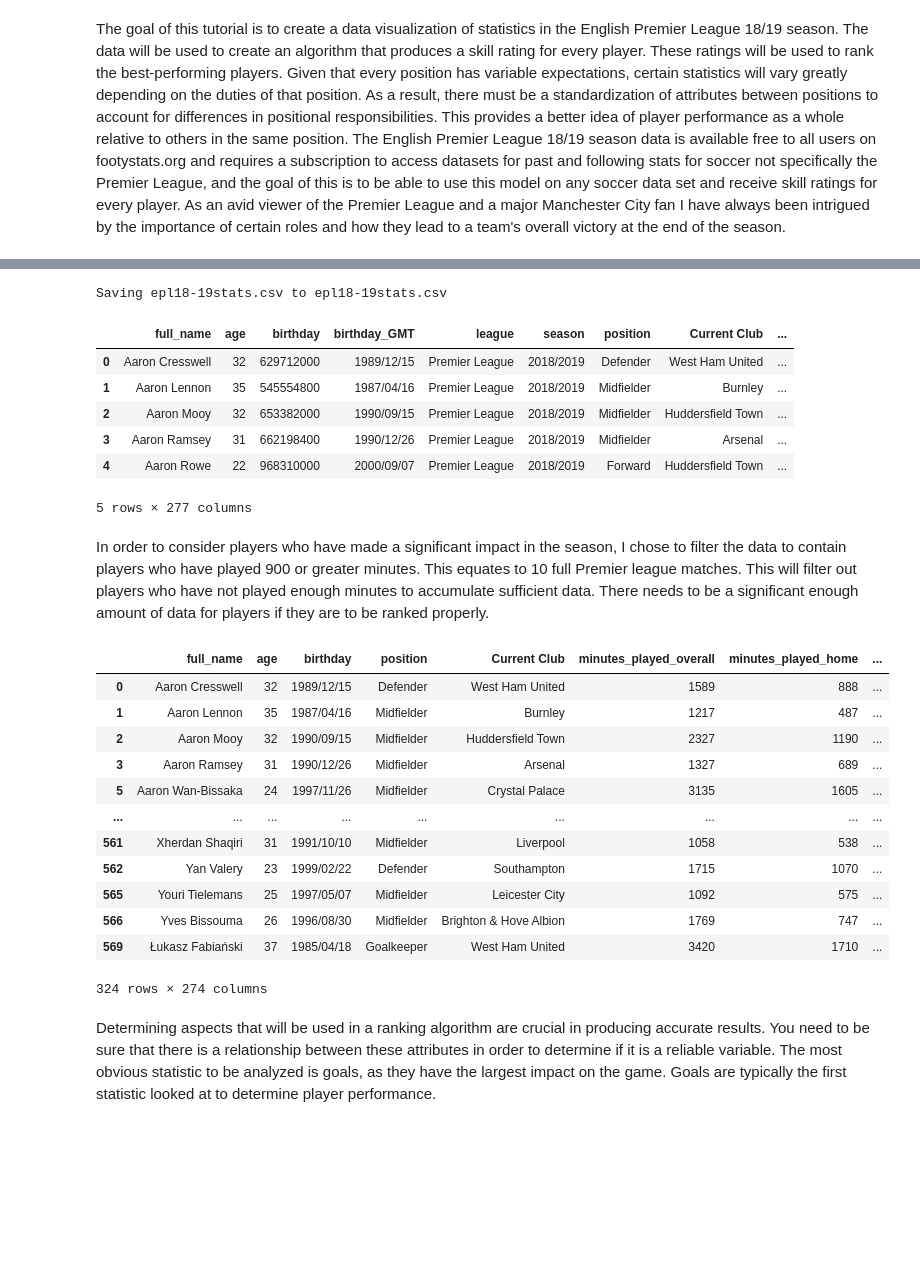
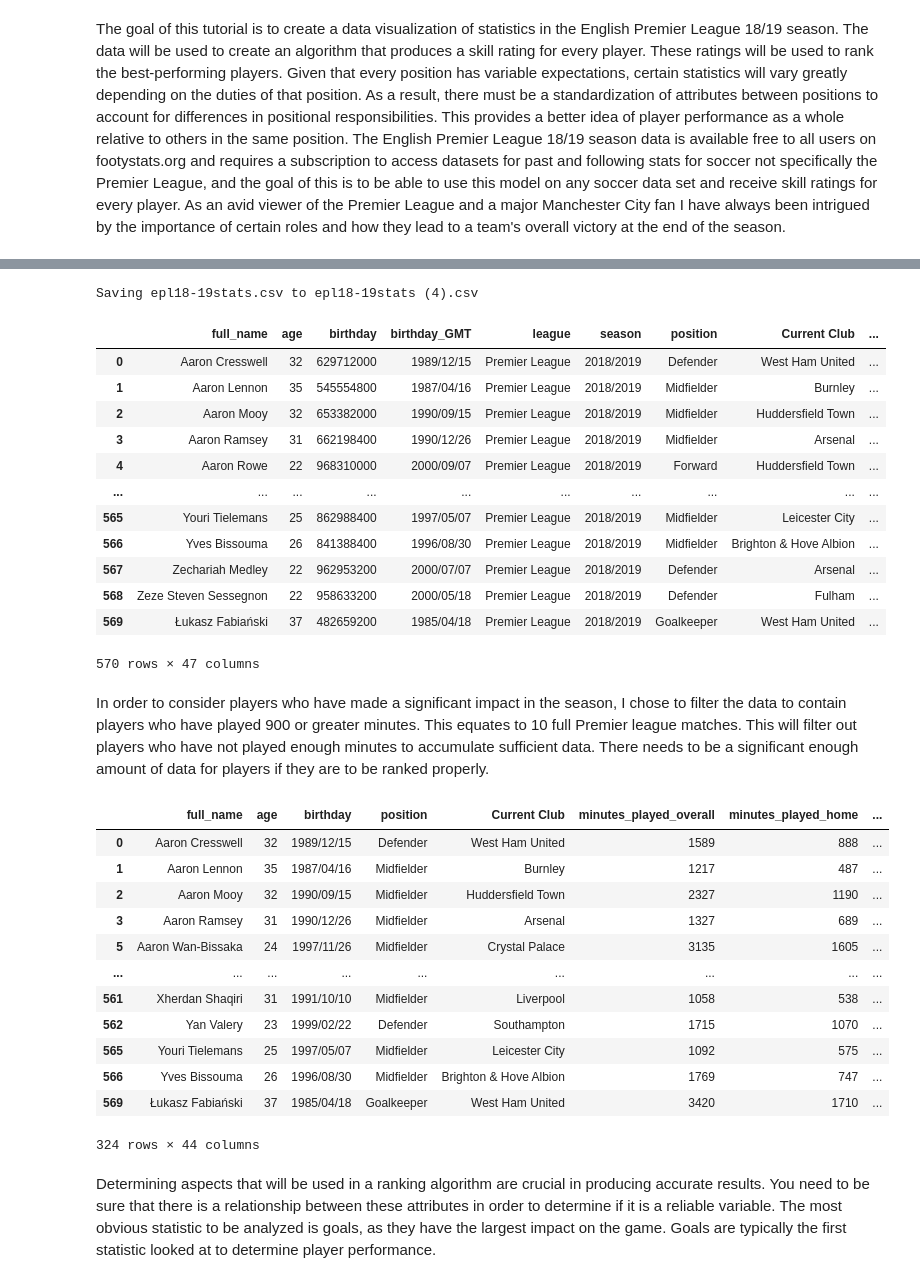
Before and after one commit to dchea301/PremierLeaguePerformance, a Jupyter notebook: PremierLeaguePerformance.ipynb, the cells around one changed output, grey strips where cells are left out. Cells and saved outputs as stored; diff of their text form; code cells hidden in the pictures; blank space fills up the shorter version.

```diff
--- a/PremierLeaguePerformance.ipynb
+++ b/PremierLeaguePerformance.ipynb
@@ -9,25 +9,31 @@ The goal of this tutorial is to create a data visualization of statistics in the
 # %%
 import numpy as np
 import matplotlib.pyplot as plt
 import pandas as pd
 from google.colab import files
 
 uploaded = files.upload()
 # link to data: https://footystats.org/download-stats-csv
 csv_file = "epl18-19stats.csv"
 table = pd.read_csv(csv_file)
-
-table.head()
+table_cleaned = table.dropna(axis=1, how='all')
+table_cleaned
 # %% [output]
 [interactive output not drawn]
-Saving epl18-19stats.csv to epl18-19stats.csv
+Saving epl18-19stats.csv to epl18-19stats (4).csv
 |  | full_name | age | birthday | birthday_GMT | league | season | position | Current Club | ... |
 | 0 | Aaron Cresswell | 32 | 629712000 | 1989/12/15 | Premier League | 2018/2019 | Defender | West Ham United | ... |
 | 1 | Aaron Lennon | 35 | 545554800 | 1987/04/16 | Premier League | 2018/2019 | Midfielder | Burnley | ... |
 | 2 | Aaron Mooy | 32 | 653382000 | 1990/09/15 | Premier League | 2018/2019 | Midfielder | Huddersfield Town | ... |
 | 3 | Aaron Ramsey | 31 | 662198400 | 1990/12/26 | Premier League | 2018/2019 | Midfielder | Arsenal | ... |
 | 4 | Aaron Rowe | 22 | 968310000 | 2000/09/07 | Premier League | 2018/2019 | Forward | Huddersfield Town | ... |
+| ... | ... | ... | ... | ... | ... | ... | ... | ... | ... |
+| 565 | Youri Tielemans | 25 | 862988400 | 1997/05/07 | Premier League | 2018/2019 | Midfielder | Leicester City | ... |
+| 566 | Yves Bissouma | 26 | 841388400 | 1996/08/30 | Premier League | 2018/2019 | Midfielder | Brighton & Hove Albion | ... |
+| 567 | Zechariah Medley | 22 | 962953200 | 2000/07/07 | Premier League | 2018/2019 | Defender | Arsenal | ... |
+| 568 | Zeze Steven Sessegnon | 22 | 958633200 | 2000/05/18 | Premier League | 2018/2019 | Defender | Fulham | ... |
+| 569 | Łukasz Fabiański | 37 | 482659200 | 1985/04/18 | Premier League | 2018/2019 | Goalkeeper | West Ham United | ... |
-5 rows × 277 columns
+570 rows × 47 columns
 # %% [markdown]
 In order to consider players who have made a significant impact in the season, I chose to filter the data to contain players who have played 900 or greater minutes. This equates to 10 full Premier league matches. This will filter out players who have not played enough minutes to accumulate sufficient data. There needs to be a significant enough amount of data for players if they are to be ranked properly.
 # %%
@@ -37,9 +43,11 @@ del table['birthday_GMT']
 del table['league']
 del table['season']
 
-# filters table to have players with 900 or more minutes played
+#filters table to have players with 900 or more minutes played
 table = table.query("minutes_played_overall >= 900")
-table
+
+table_cleaned = table.dropna(axis=1, how='all')
+table_cleaned
 # %% [output]
 |  | full_name | age | birthday | position | Current Club | minutes_played_overall | minutes_played_home | ... |
 | 0 | Aaron Cresswell | 32 | 1989/12/15 | Defender | West Ham United | 1589 | 888 | ... |
@@ -53,7 +61,7 @@ table
 | 565 | Youri Tielemans | 25 | 1997/05/07 | Midfielder | Leicester City | 1092 | 575 | ... |
 | 566 | Yves Bissouma | 26 | 1996/08/30 | Midfielder | Brighton & Hove Albion | 1769 | 747 | ... |
 | 569 | Łukasz Fabiański | 37 | 1985/04/18 | Goalkeeper | West Ham United | 3420 | 1710 | ... |
-324 rows × 274 columns
+324 rows × 44 columns
 # %% [markdown]
 Determining aspects that will be used in a ranking algorithm are crucial in producing accurate results. You need to be sure that there is a relationship between these attributes in order to determine if it is a reliable variable. The most obvious statistic to be analyzed is goals, as they have the largest impact on the game. Goals are typically the first statistic looked at to determine player performance.
 # %%
```
Also changed, not shown: parts of 7 cells of this notebook.
